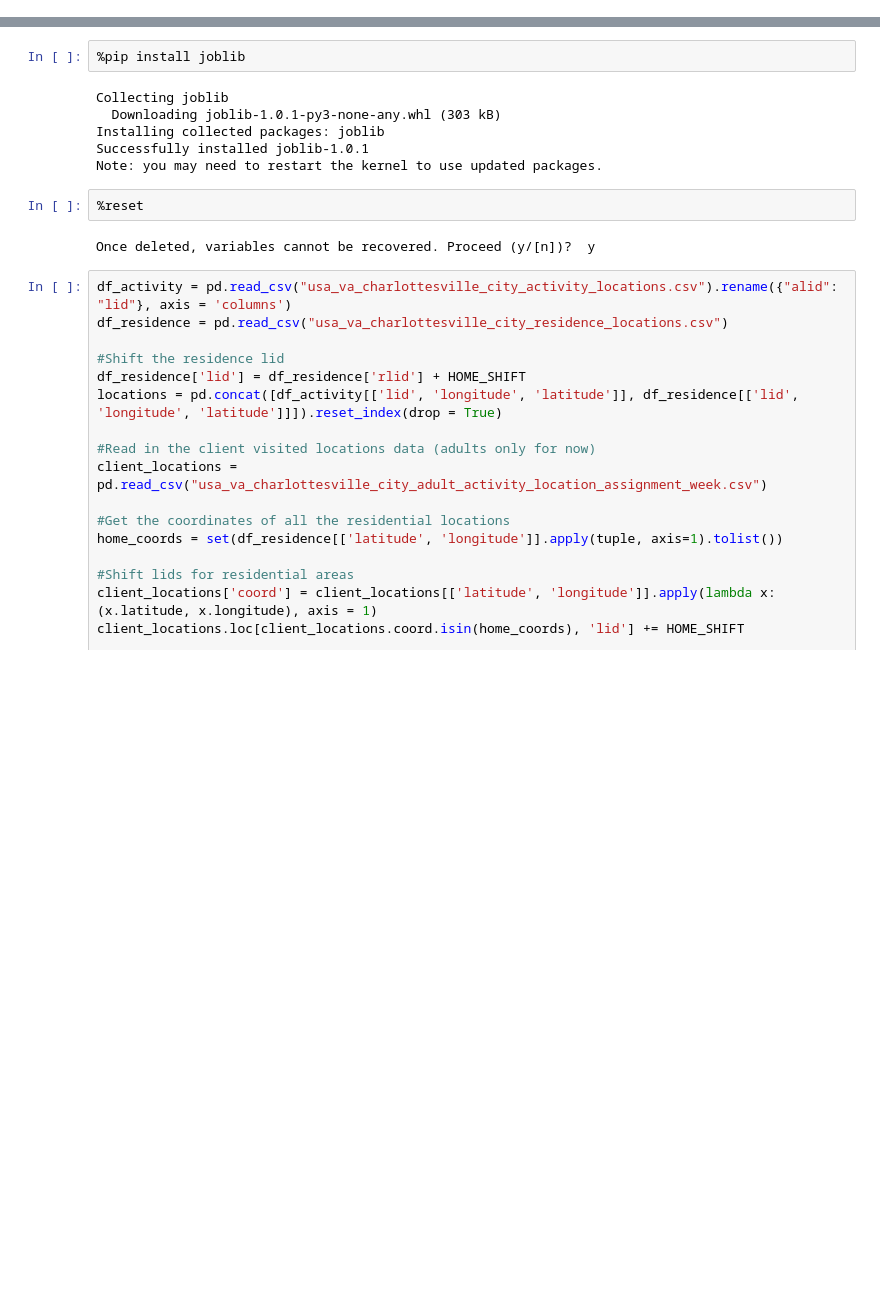
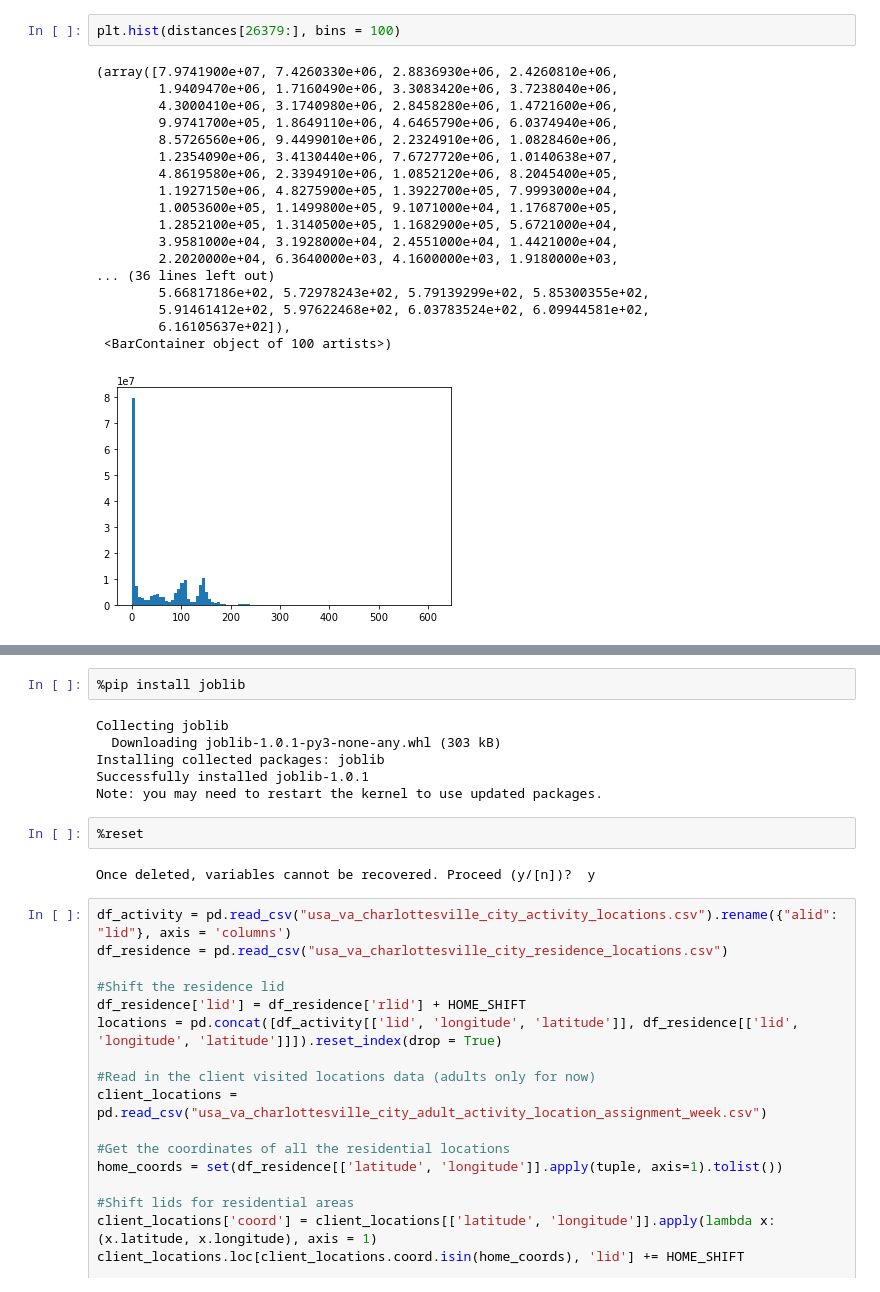
Before and after one commit to Ann924/Mobile-Facility, a Jupyter notebook: Ann_Data.ipynb, the cells around one changed output, grey strips where cells are left out. Cells and saved outputs as stored; diff of their text form; blank space fills up the shorter version.

```diff
--- a/Ann_Data.ipynb
+++ b/Ann_Data.ipynb
@@ -12,0 +144,21 @@ import matplotlib.pyplot as plt
+# %%
+plt.hist(distances[26379:], bins = 100)
+# %% [output]
+(array([7.9741900e+07, 7.4260330e+06, 2.8836930e+06, 2.4260810e+06,
+        1.9409470e+06, 1.7160490e+06, 3.3083420e+06, 3.7238040e+06,
+        4.3000410e+06, 3.1740980e+06, 2.8458280e+06, 1.4721600e+06,
+        9.9741700e+05, 1.8649110e+06, 4.6465790e+06, 6.0374940e+06,
+        8.5726560e+06, 9.4499010e+06, 2.2324910e+06, 1.0828460e+06,
+        1.2354090e+06, 3.4130440e+06, 7.6727720e+06, 1.0140638e+07,
+        4.8619580e+06, 2.3394910e+06, 1.0852120e+06, 8.2045400e+05,
+        1.1927150e+06, 4.8275900e+05, 1.3922700e+05, 7.9993000e+04,
+        1.0053600e+05, 1.1499800e+05, 9.1071000e+04, 1.1768700e+05,
+        1.2852100e+05, 1.3140500e+05, 1.1682900e+05, 5.6721000e+04,
+        3.9581000e+04, 3.1928000e+04, 2.4551000e+04, 1.4421000e+04,
+        2.2020000e+04, 6.3640000e+03, 4.1600000e+03, 1.9180000e+03,
+... (36 lines left out)
+        5.66817186e+02, 5.72978243e+02, 5.79139299e+02, 5.85300355e+02,
+        5.91461412e+02, 5.97622468e+02, 6.03783524e+02, 6.09944581e+02,
+        6.16105637e+02]),
+ <BarContainer object of 100 artists>)
+[figure, added]
```
Also changed, not shown: parts of 29 cells of this notebook, 19 other files.
